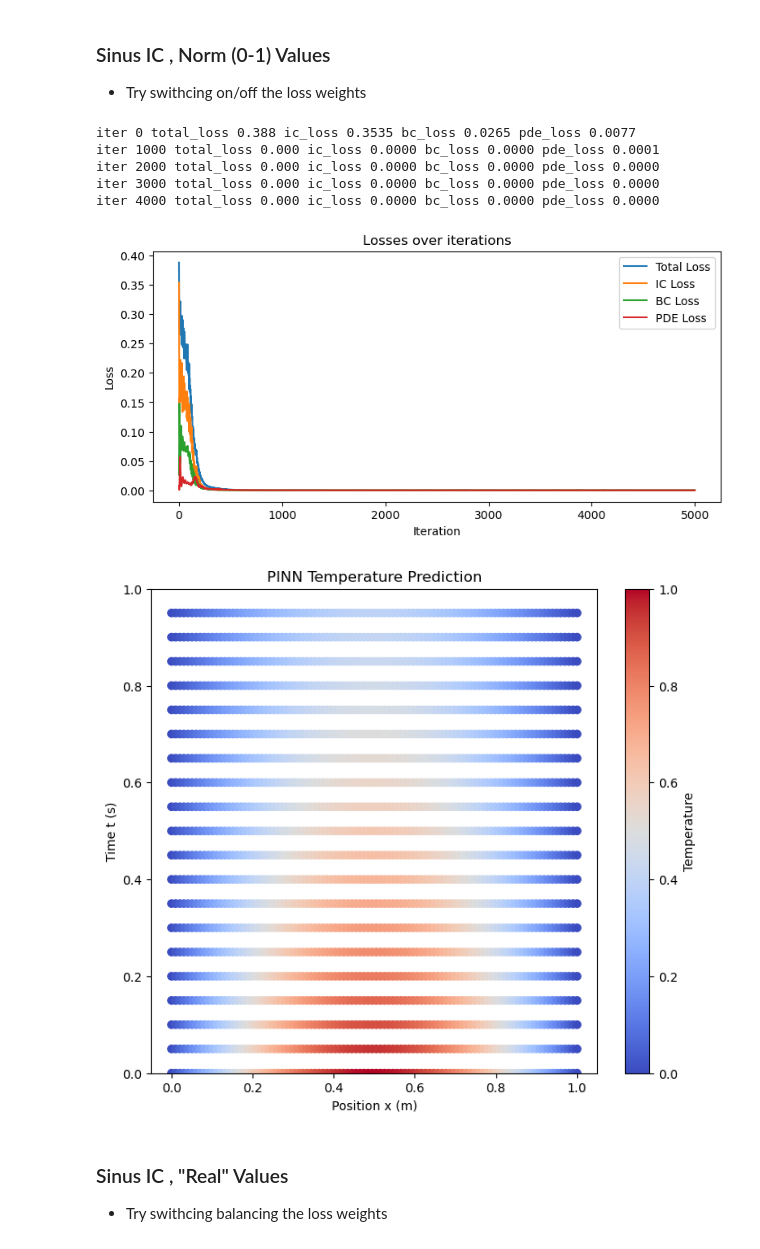
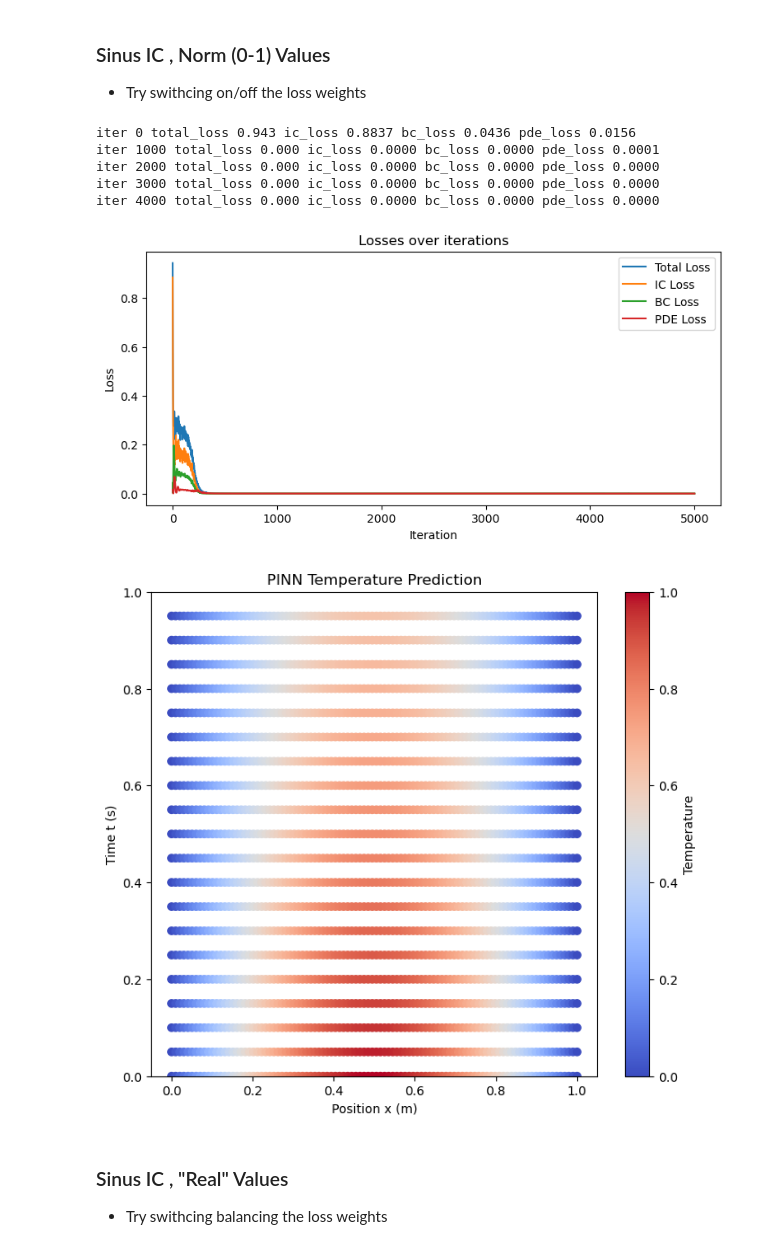
Before and after one commit to imriaharoni/PINN_Workshop, a Jupyter notebook: PINN_1D_Heat_Eq_Workshop_V2.ipynb, the cells around one changed output. Saved outputs shown, nothing was run; the diff lists cells and outputs as text; code cells hidden in the pictures.

```diff
--- a/PINN_1D_Heat_Eq_Workshop_V2.ipynb
+++ b/PINN_1D_Heat_Eq_Workshop_V2.ipynb
@@ -365,35 +361,35 @@ sample_results_block = plot_PINN_results(model_block_norm,system_params, num_tim
 ### Sinus IC , Norm (0-1) Values
 - Try swithcing on/off the loss weights
 # %%
-alpha = 0.1 # thermal diffusivity [m^2/s]
+alpha = 0.05 # thermal diffusivity [m^2/s]
 L     = 1   # domain length [m]
 T_max = 1   # max time [s]
 U_max = 1   # max temperature [°C]
 num_domain_points = 1000
 num_boundary_points = 100
 
 system_params = {'alpha': alpha,'L': L, 'T_max': T_max, 'U_max': U_max}
 
 model_sinus_norm = PINN()
 losses = train_PINN(model_sinus_norm,
                     num_iterations = 5000,
                     system_params = system_params,
                     num_domain_points = 1000,
                     num_boundary_points = 100,
                     initial_condition=i_c_sin,
                     loss_weights= {'ic': 1, 'bc': 1, 'pde': 1},
                     )
 
 plot_losses(losses)
 plot_PINN_results(model_sinus_norm,system_params, num_time_steps=20)
 # %% [output]
-iter 0 total_loss 0.388 ic_loss 0.3535 bc_loss 0.0265 pde_loss 0.0077
+iter 0 total_loss 0.943 ic_loss 0.8837 bc_loss 0.0436 pde_loss 0.0156
 iter 1000 total_loss 0.000 ic_loss 0.0000 bc_loss 0.0000 pde_loss 0.0001
 iter 2000 total_loss 0.000 ic_loss 0.0000 bc_loss 0.0000 pde_loss 0.0000
 iter 3000 total_loss 0.000 ic_loss 0.0000 bc_loss 0.0000 pde_loss 0.0000
 iter 4000 total_loss 0.000 ic_loss 0.0000 bc_loss 0.0000 pde_loss 0.0000
-[figure, old version]
+[figure, new version]
-[figure, old version]
+[figure, new version]
 # %% [markdown]
 ### Sinus IC , "Real" Values
 - Try swithcing balancing the loss weights
```
Also changed, not shown: parts of 13 cells of this notebook, 16 other files.
